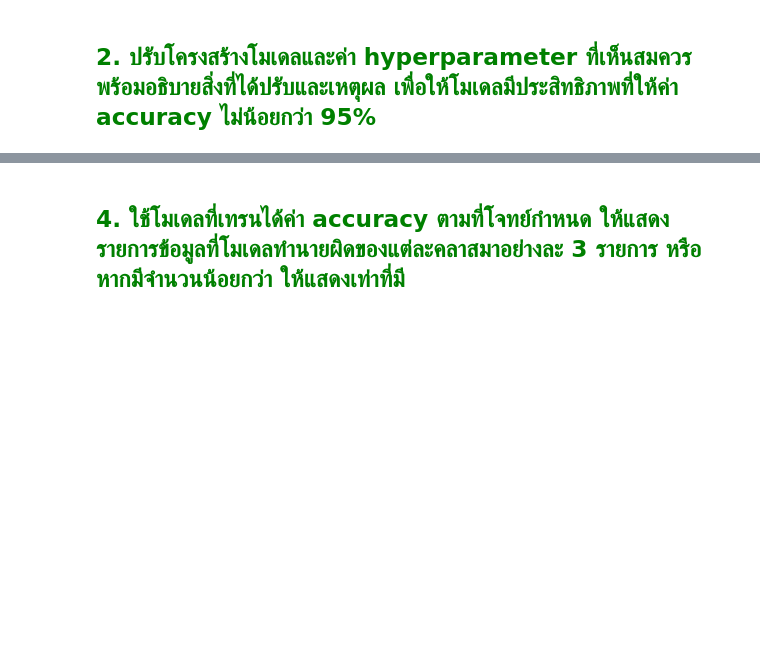
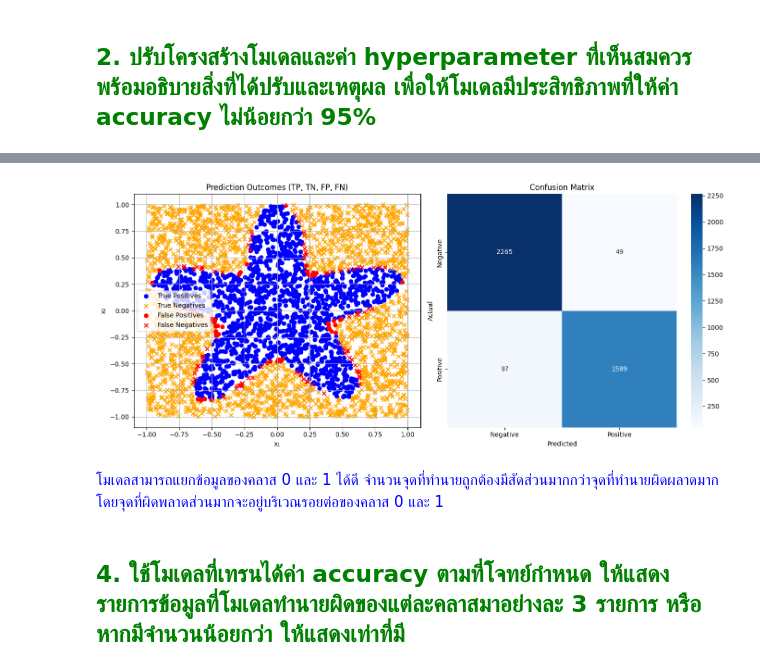
Before and after one commit to zoneul/dl, a Jupyter notebook: 03_Backprop_Exercise.ipynb, the cells around one changed output, grey strips where cells are left out. Drawn from its saved outputs; the diff is of its cells as text; code cells hidden in the pictures; blank space fills up the shorter version.

```diff
--- a/03_Backprop_Exercise.ipynb
+++ b/03_Backprop_Exercise.ipynb
@@ -187,0 +208,6 @@ Epoch 400: loss = 0.6601, accuracy = 0.5785
+# %%
+y_pred2, _ = forward_pass(W2_1, W2_2, x_mat2, y)
+y_pred2 = (y_pred2 > 0.5).astype(int)
+accuracy2 = np.mean(y_pred2 == y)
+
+print('Final Accuracy = {:.4f}'.format(accuracy2))
@@ -277,2 +228,37 @@ plot_confusion_matrix(y, y_pred, threshold=0.5)
+# %%
+y_bin = (y_pred2 > 0.5).astype(int)
+
+TP = (y == 1) & (y_bin == 1)
+TN = (y == 0) & (y_bin == 0)
+FP = (y == 0) & (y_bin == 1)
+FN = (y == 1) & (y_bin == 0)
+
+conf_matrix = np.array([[np.sum(TN), np.sum(FP)],
+                        [np.sum(FN), np.sum(TP)]])
+# %%
+fig, axes = plt.subplots(1, 2, figsize=(14, 6))
+
+axes[0].scatter(x_mat2[TP, 0], x_mat2[TP, 1], c='blue', marker='o', label='True Positives')
+axes[0].scatter(x_mat2[TN, 0], x_mat2[TN, 1], c='orange', marker='x', label='True Negatives')
+axes[0].scatter(x_mat2[FP, 0], x_mat2[FP, 1], c='red', marker='o', label='False Positives')
+axes[0].scatter(x_mat2[FN, 0], x_mat2[FN, 1], c='red', marker='x', label='False Negatives')
+axes[0].set_xlabel('x₁')
+axes[0].set_ylabel('x₂')
+axes[0].set_title('Prediction Outcomes (TP, TN, FP, FN)')
+axes[0].legend()
+axes[0].grid(True)
+
+sns.heatmap(conf_matrix, annot=True, fmt='d', cmap='Blues', ax=axes[1],
+            xticklabels=['Negative', 'Positive'], yticklabels=['Negative', 'Positive'])
+axes[1].set_title('Confusion Matrix')
+axes[1].set_xlabel('Predicted')
+axes[1].set_ylabel('Actual')
+
+plt.tight_layout()
+plt.show()
+# %% [output]
+[figure, added]
+# %% [markdown]
+<span style="color: blue">โมเดลสามารถแยกข้อมูลของคลาส 0 และ 1 ได้ดี จำนวนจุดที่ทำนายถูกต้องมีสัดส่วนมากกว่าจุดที่ทำนายผิดผลาดมาก โดยจุดที่ผิดพลาดส่วนมากจะอยู่บริเวณรอยต่อของคลาส 0 และ 1 </span>
 # %% [markdown]
 ## <span style="color: green;">4. ใช้โมเดลที่เทรนได้ค่า accuracy ตามที่โจทย์กำหนด ให้แสดงรายการข้อมูลที่โมเดลทำนายผิดของแต่ละคลาสมาอย่างละ 3 รายการ หรือหากมีจำนวนน้อยกว่า ให้แสดงเท่าที่มี</span>
```
Also changed, not shown: parts of 10 cells of this notebook.
